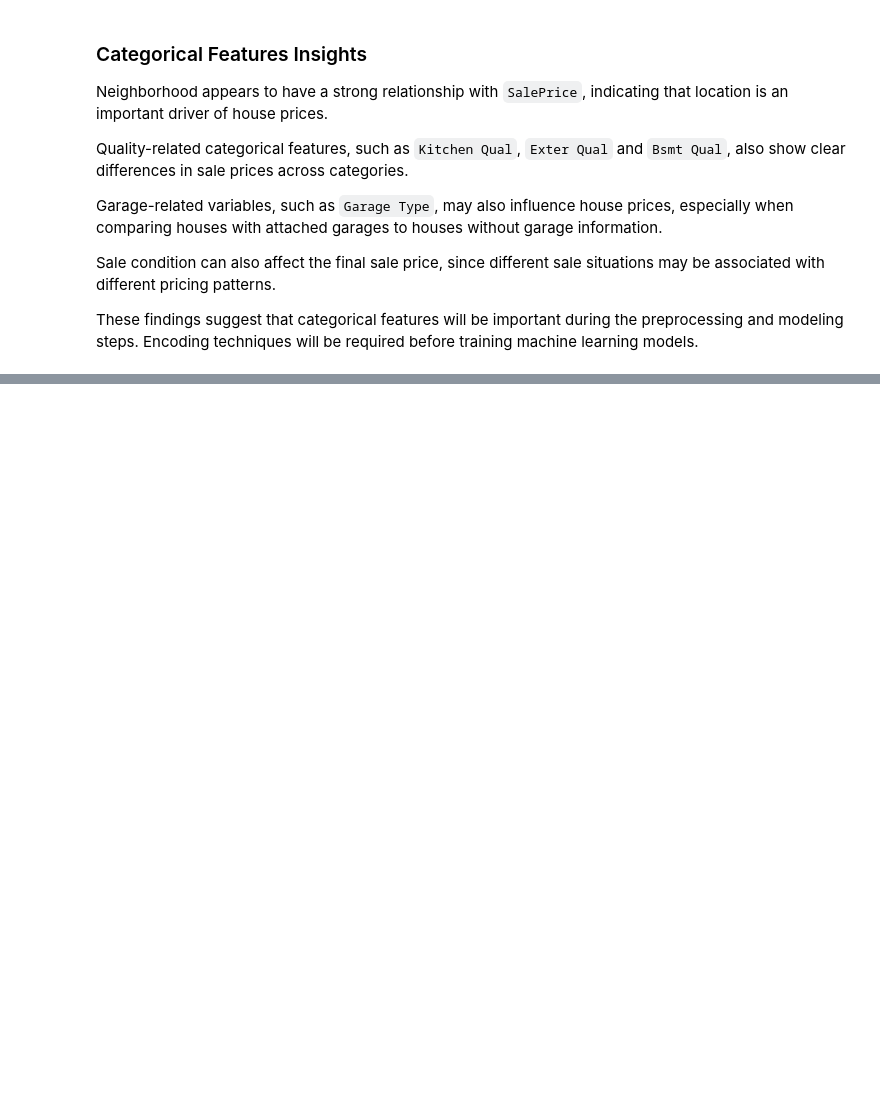
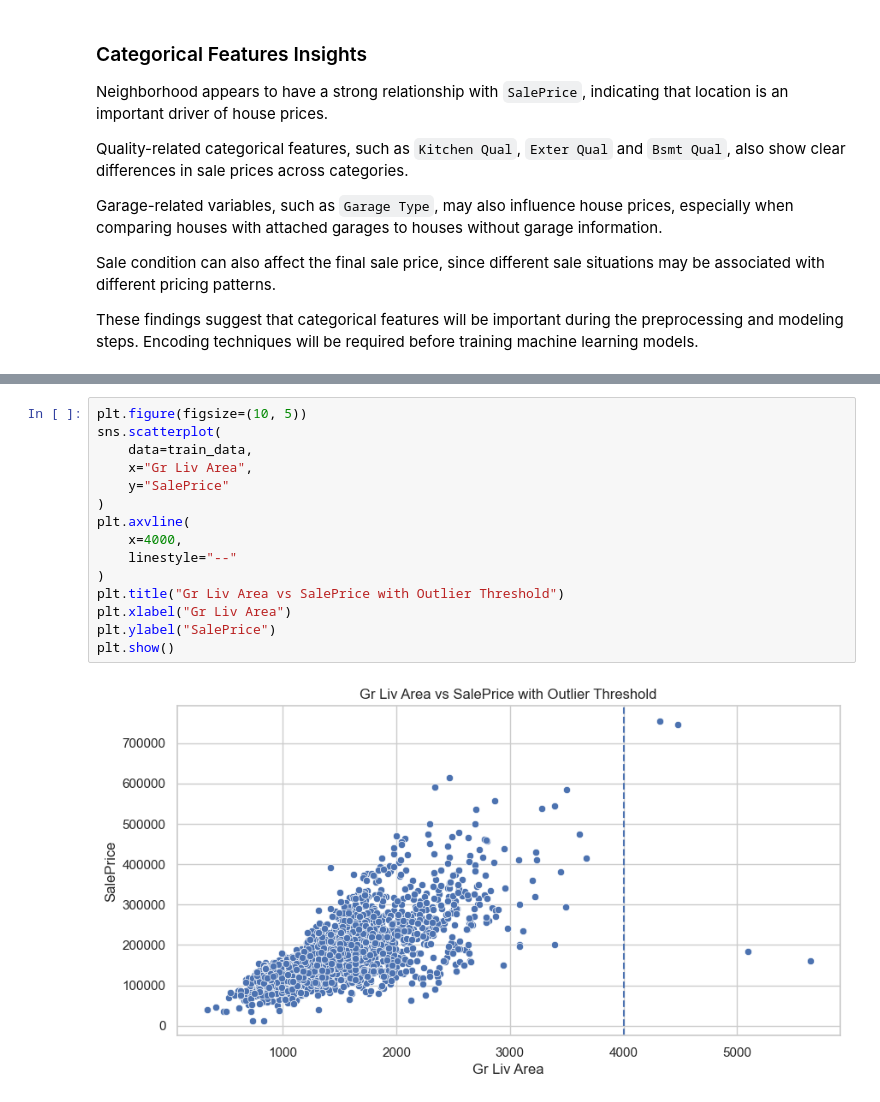
Before and after one commit to sanches-davi/ames-housing-price-prediction, a Jupyter notebook: notebooks/EDA.ipynb, the cells around one changed output, grey strips where cells are left out. Drawn from its saved outputs; the diff is of its cells as text; blank space fills up the shorter version.

```diff
--- a/notebooks/EDA.ipynb
+++ b/notebooks/EDA.ipynb
@@ -733,0 +1116,17 @@ These findings suggest that categorical features will be important during the pr
+# %%
+plt.figure(figsize=(10, 5))
+sns.scatterplot(
+    data=train_data,
+    x="Gr Liv Area",
+    y="SalePrice"
+)
+plt.axvline(
+    x=4000,
+    linestyle="--"
+)
+plt.title("Gr Liv Area vs SalePrice with Outlier Threshold")
+plt.xlabel("Gr Liv Area")
+plt.ylabel("SalePrice")
+plt.show()
+# %% [output]
+[figure, added]
```
Also changed, not shown: parts of 48 cells of this notebook.
